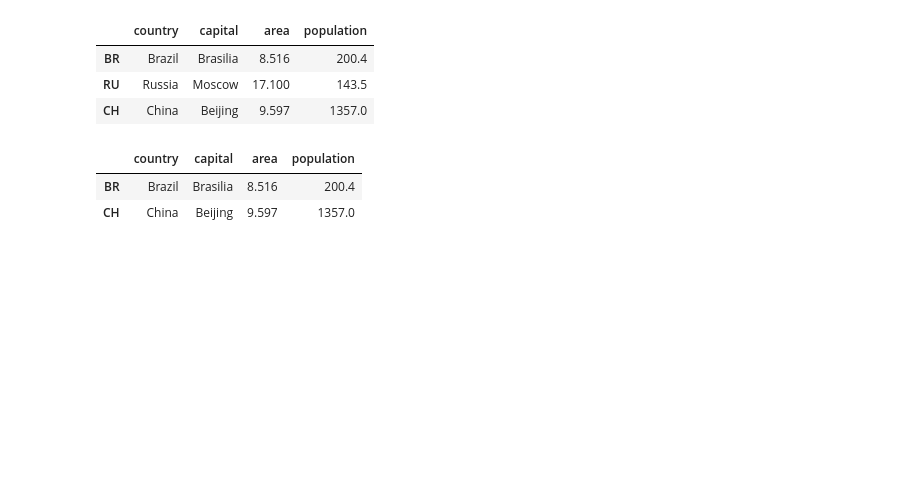
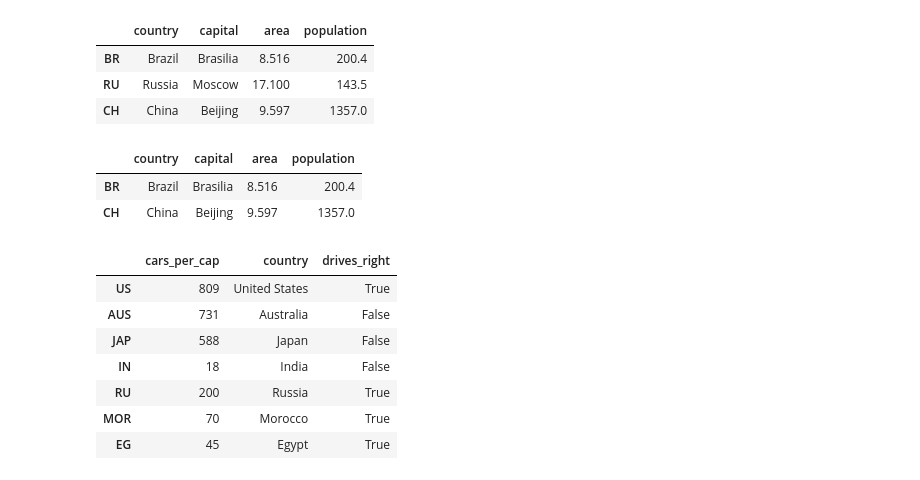
Before and after one commit to rexfuentes/repo1103, a Jupyter notebook: practice.ipynb, the cells around one changed output. Saved outputs shown, nothing was run; the diff lists cells and outputs as text; code cells hidden in the pictures; blank space fills up the shorter version.

```diff
--- a/practice.ipynb
+++ b/practice.ipynb
@@ -84,3 +84,15 @@ brics[np.logical_and(brics['area'] > 8, brics['area']< 10)]
 |  | country | capital | area | population |
 | BR | Brazil | Brasilia | 8.516 | 200.4 |
 | CH | China | Beijing | 9.597 | 1357.0 |
+# %%
+cars = pd.read_csv('cars.csv', index_col=0)
+cars
+# %% [output]
+|  | cars_per_cap | country | drives_right |
+| US | 809 | United States | True |
+| AUS | 731 | Australia | False |
+| JAP | 588 | Japan | False |
+| IN | 18 | India | False |
+| RU | 200 | Russia | True |
+| MOR | 70 | Morocco | True |
+| EG | 45 | Egypt | True |
```
Also changed, not shown: parts of 17 cells of this notebook, 1 other file.
